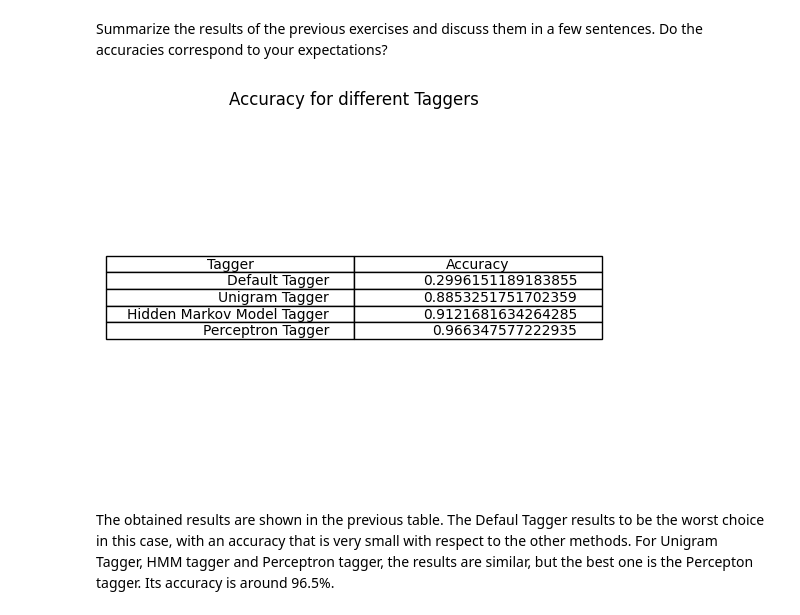
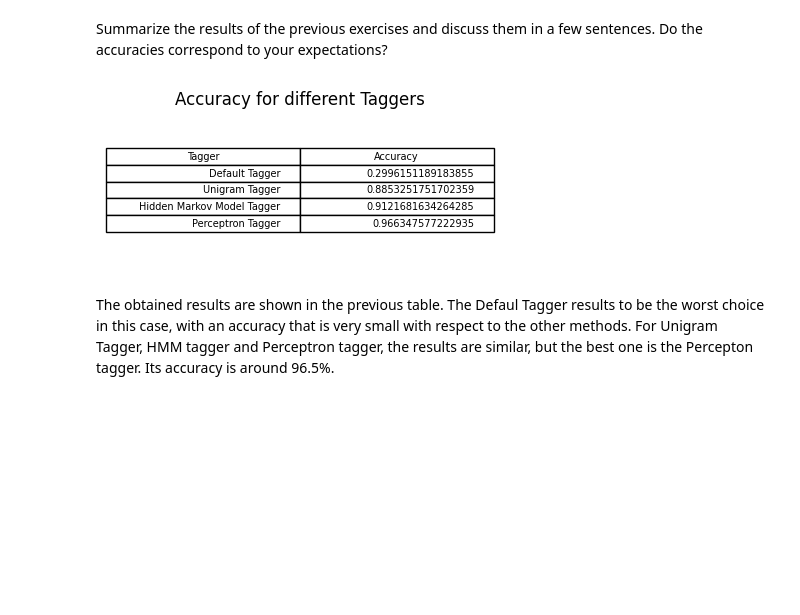
Before and after one commit to alessiasanfelici/IN4080--NLP-Exercises, a Jupyter notebook: NLP-Projects/alesssa_in4080_mandatory_2.ipynb, the cells around one changed output. Saved outputs shown, nothing was run; the diff lists cells and outputs as text; code cells hidden in the pictures; blank space fills up the shorter version.

```diff
--- a/NLP-Projects/alesssa_in4080_mandatory_2.ipynb
+++ b/NLP-Projects/alesssa_in4080_mandatory_2.ipynb
@@ -109,18 +114,20 @@ correspond to your expectations?
 # %%
 accuracies = [default_accuracy, unigram_accuracy, hmm_accuracy, perc_accuracy]
 taggers = ["Default Tagger", "Unigram Tagger", "Hidden Markov Model Tagger", "Perceptron Tagger"]
 dict_acc = {"Tagger": taggers, "Accuracy": accuracies}
+# Create a DataFrame that summarizes all the taggers with their accuracy
 df_accuracies = pd.DataFrame(dict_acc)
 df_accuracies
 
-fig, ax = plt.subplots(1, 1)
+# Display the DataFrame as a table
+fig, ax = plt.subplots(figsize = (5, 2))
 ax.axis('off')
 ax.axis('tight')
 ax.table(cellText = df_accuracies.values, colLabels = df_accuracies.columns, loc = 'center')
 ax.set_title("Accuracy for different Taggers")
 plt.show()
 # %% [output]
-[figure, old version]
+[figure, new version]
 # %% [markdown]
 The obtained results are shown in the previous table. The Defaul Tagger results to be the worst choice in this case, with an accuracy that is very small with respect to the other methods. For Unigram Tagger, HMM tagger and Perceptron tagger, the results are similar, but the best one is the Percepton tagger. Its accuracy is around 96.5%.
 # %% [markdown]
```
Also changed, not shown: parts of 18 cells of this notebook.
